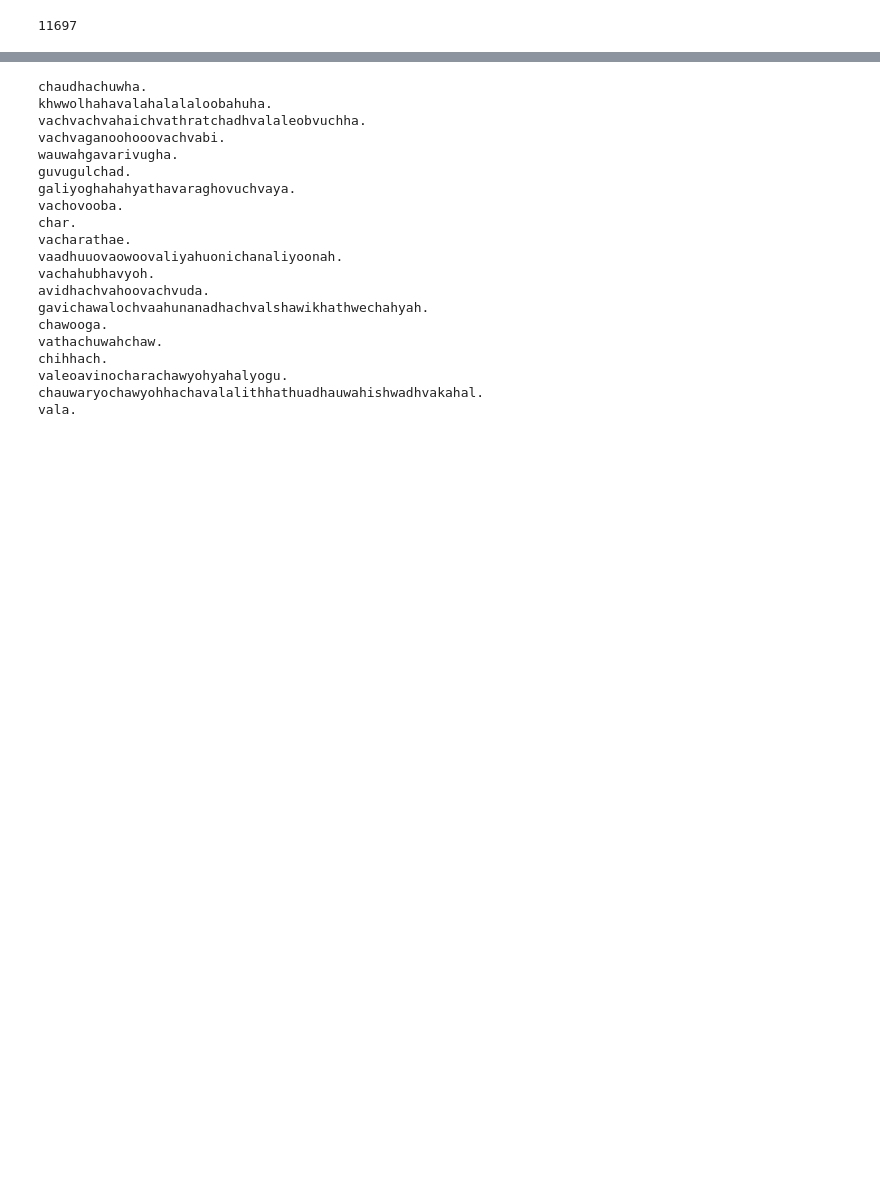
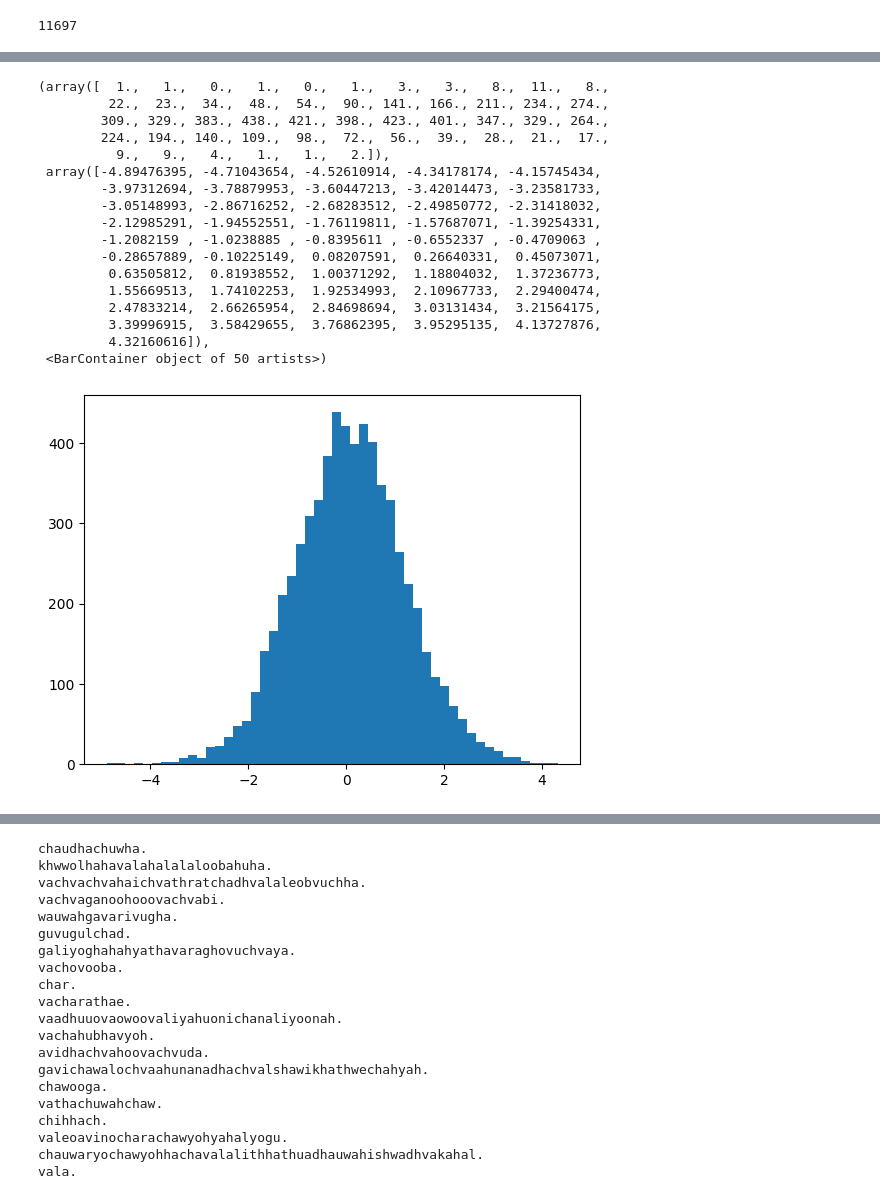
Before and after one commit to akhilajallavaram/neural_networks_andrej_karpathy, a Jupyter notebook: makemore_part3.ipynb, the cells around one changed output, grey strips where cells are left out. Saved outputs shown, nothing was run; the diff lists cells and outputs as text; code cells hidden in the pictures; blank space fills up the shorter version.

```diff
--- a/makemore_part3.ipynb
+++ b/makemore_part3.ipynb
@@ -141,3 +170,24 @@ for i in range(max_steps):
+# %%
+plt.hist(hpreact.view(-1).tolist(),50)
+# %% [output]
+(array([  1.,   1.,   0.,   1.,   0.,   1.,   3.,   3.,   8.,  11.,   8.,
+         22.,  23.,  34.,  48.,  54.,  90., 141., 166., 211., 234., 274.,
+        309., 329., 383., 438., 421., 398., 423., 401., 347., 329., 264.,
+        224., 194., 140., 109.,  98.,  72.,  56.,  39.,  28.,  21.,  17.,
+          9.,   9.,   4.,   1.,   1.,   2.]),
+ array([-4.89476395, -4.71043654, -4.52610914, -4.34178174, -4.15745434,
+        -3.97312694, -3.78879953, -3.60447213, -3.42014473, -3.23581733,
+        -3.05148993, -2.86716252, -2.68283512, -2.49850772, -2.31418032,
+        -2.12985291, -1.94552551, -1.76119811, -1.57687071, -1.39254331,
+        -1.2082159 , -1.0238885 , -0.8395611 , -0.6552337 , -0.4709063 ,
+        -0.28657889, -0.10225149,  0.08207591,  0.26640331,  0.45073071,
+         0.63505812,  0.81938552,  1.00371292,  1.18804032,  1.37236773,
+         1.55669513,  1.74102253,  1.92534993,  2.10967733,  2.29400474,
+         2.47833214,  2.66265954,  2.84698694,  3.03131434,  3.21564175,
+         3.39996915,  3.58429655,  3.76862395,  3.95295135,  4.13727876,
+         4.32160616]),
+ <BarContainer object of 50 artists>)
+[figure, added]
 # %%
 plt.plot(lossi)
 # %% [output]
```
Also changed, not shown: parts of 8 cells of this notebook.
